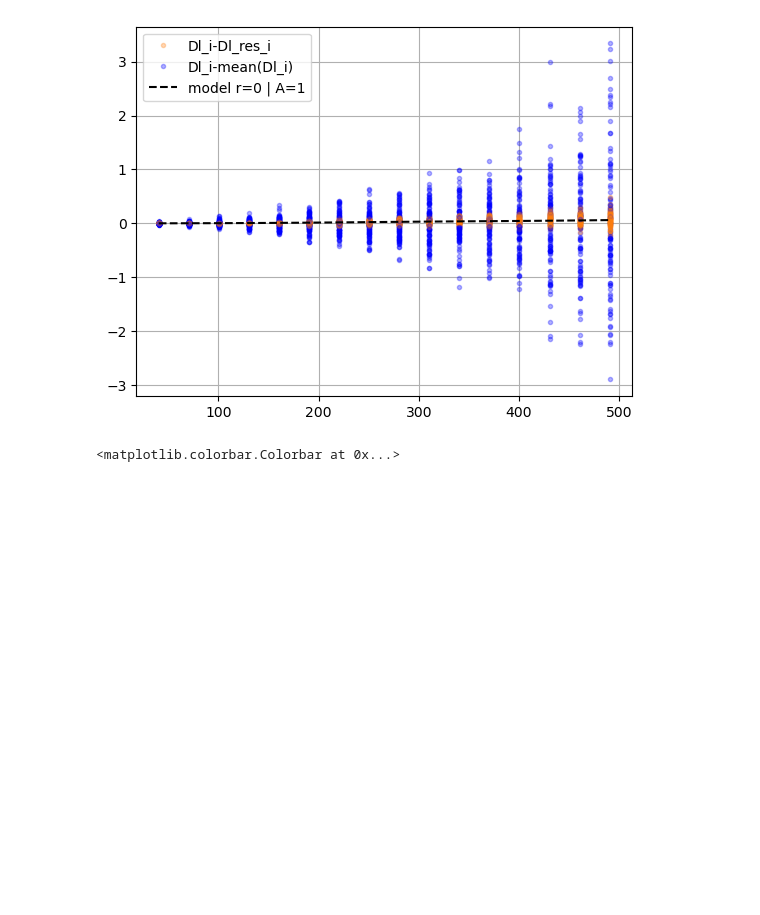
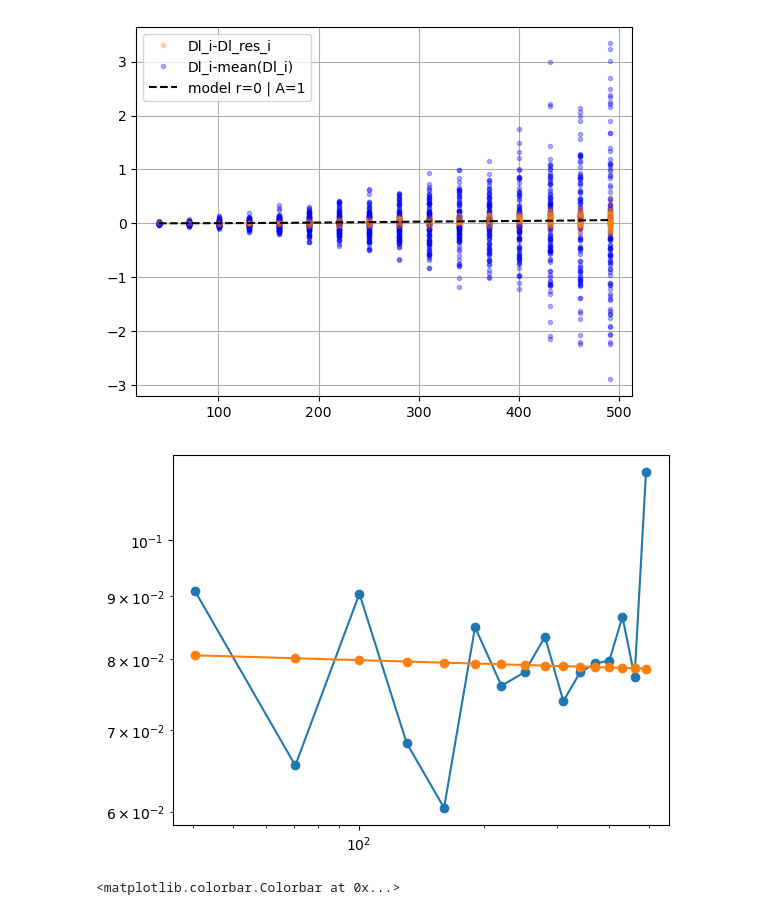
Before and after one commit to mathias77515/CMM-Pipeline, a Jupyter notebook: scripts_nahuel/analysis-r-2.ipynb, the cells around one changed output. Drawn from its saved outputs; the diff is of its cells as text; code cells hidden in the pictures; blank space fills up the shorter version.

```diff
--- a/scripts_nahuel/analysis-r-2.ipynb
+++ b/scripts_nahuel/analysis-r-2.ipynb
@@ -103,6 +110,21 @@ plt.tight_layout
 [figure]
 [figure]
 [figure]
+# %%
+A=0.08
+alpha=-0.01
+
+plt.figure()
+# plt.errorbar( data['ell'], data['DlBB_mean'][0,0,:], fmt = '-o', label = 'Dl_meanmap' )
+plt.errorbar( data['ell'], data['DlBB_mean'][1,1,:], fmt = '-o', label = 'Dl_meanmap' )
+# plt.errorbar( data['ell'], data['DlBB_mean'][0,1,:], fmt = '-o', label = 'Dl_meanmap' )
+# plt.errorbar( data['ell'], data['DlBB_mean'][1,0,:], fmt = '-o', label = 'Dl_meanmap' )
+plt.errorbar( data['ell'], A * (data['ell']/80)**alpha, fmt = '-o', label = 'Dl_meanmap' )
+
+plt.yscale('log')
+plt.xscale('log')
+# %% [output]
+[figure, added]
 # %%
 cov_cc_dli = np.cov( data['DlBB_i'][:, 0, 0,:], rowvar = False )
 cov_cc = cov_cc_dli
```
Also changed, not shown: parts of 16 cells of this notebook.
